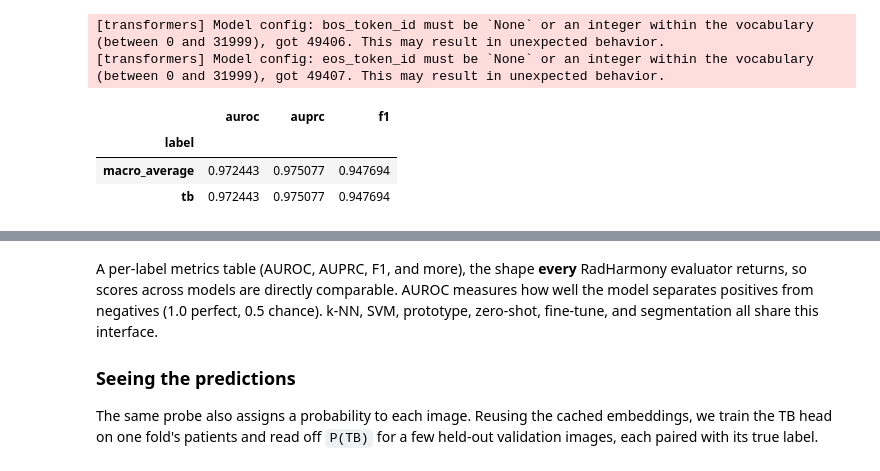
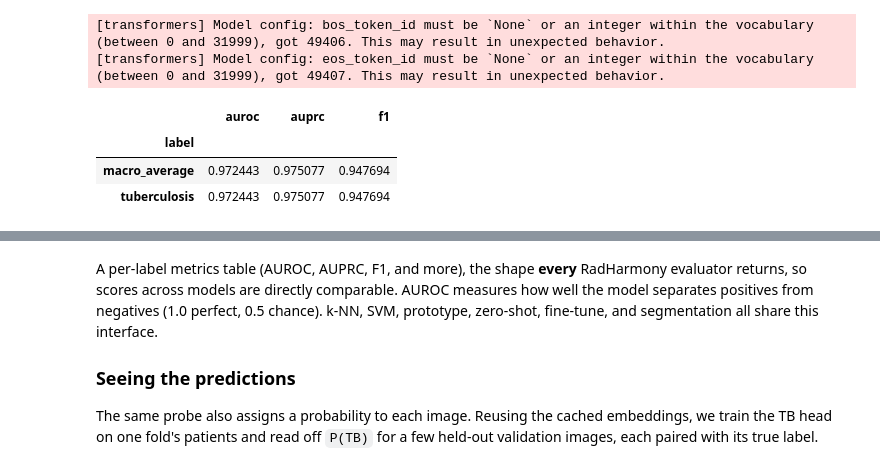
Before and after one commit to f10409/RadHarmony, a Jupyter notebook: datathon26/5_radharmony_hands_on_probes_and_segmentation.ipynb, the cells around one changed output, grey strips where cells are left out. Saved outputs shown, nothing was run; the diff lists cells and outputs as text; code cells hidden in the pictures.

```diff
--- a/datathon26/5_radharmony_hands_on_probes_and_segmentation.ipynb
+++ b/datathon26/5_radharmony_hands_on_probes_and_segmentation.ipynb
@@ -27,7 +25,7 @@ DEVICE = "cuda"
 # %%
 from radharmony.dataset import MontgomeryCXRDataset
 
-MONTGOMERY_DIR = "/mnt/NAS4/datasets/external/Montgomery-CXR/MontgomerySet/CXR_png"
+# MONTGOMERY_DIR = "/mnt/NAS4/datasets/external/Montgomery-CXR/MontgomerySet/CXR_png"
 # %% [markdown]
 ## Foundation models and linear probes
 
@@ -59,26 +57,26 @@ transform, encoder, _text_encoder, _processor = make_medsiglip(
 # %%
 probe_ds = MontgomeryCXRDataset(
     base_image_dir=MONTGOMERY_DIR,
     transform=transform,  # MedSigLIP's preprocessing, not RadHarmony's default
     output_cls=True,
-    cache_dir="/mnt/NAS4/projects/fli40_sharing/datathon26_summer_school/cache_medsiglip_montgomery",
+    cache_dir=f"{SESSION_CACHE}/cache_medsiglip_montgomery",
 )
 
 # LinearProbeEvaluator does the rest: embed every image, run 5-fold CV, score folds.
 probe = LinearProbeEvaluator(
     image_encoder=encoder,
     dataset=probe_ds,
     n_folds=5,
     batch_size=32,
     device=DEVICE,
-    embedding_cache="/mnt/NAS4/projects/fli40_sharing/datathon26_summer_school/embd_medsiglip_montgomery",  # embeddings reused on re-runs
+    embedding_cache=f"{SESSION_CACHE}/embd_medsiglip_montgomery",  # embeddings reused on re-runs
 )
 results = probe.evaluate()
 
 # Average metrics across the folds, per label.
 results.groupby("label")[["auroc", "auprc", "f1"]].mean()
 # %% [output]
 |  | auroc | auprc | f1 |
 | label |  |  |  |
 | macro_average | 0.972443 | 0.975077 | 0.947694 |
-| tb | 0.972443 | 0.975077 | 0.947694 |
+| tuberculosis | 0.972443 | 0.975077 | 0.947694 |
```
Also changed, not shown: parts of 11 cells of this notebook, 2 other files.
